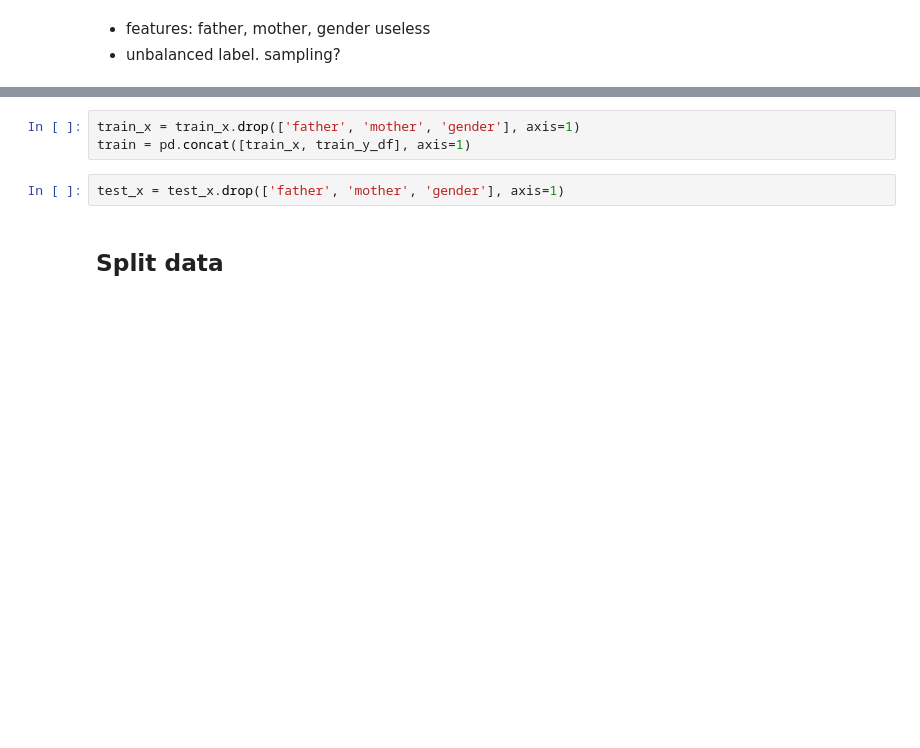
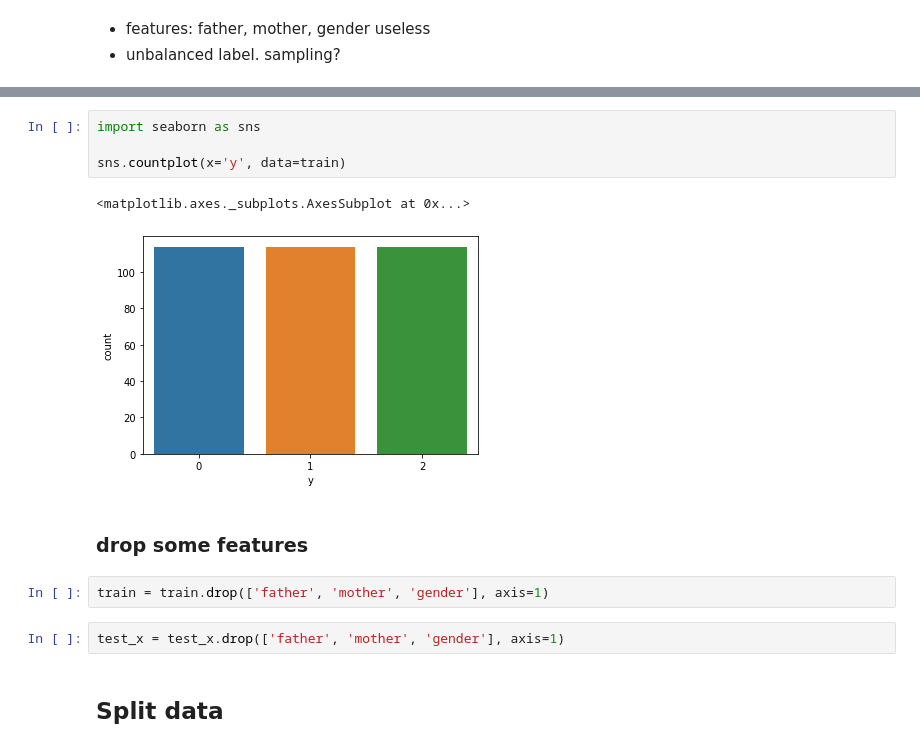
Before and after one commit to MJ199999/-, a Jupyter notebook: 유전체_정보_품종_분류.ipynb, the cells around one changed output, grey strips where cells are left out. Saved outputs shown, nothing was run; the diff lists cells and outputs as text; blank space fills up the shorter version.

```diff
--- a/유전체_정보_품종_분류.ipynb
+++ b/유전체_정보_품종_분류.ipynb
@@ -126,6 +165,14 @@ create_report(train)
+# %%
+import seaborn as sns
+
+sns.countplot(x='y', data=train)
+# %% [output]
+<matplotlib.axes._subplots.AxesSubplot at 0x...>
+[figure, added]
+# %% [markdown]
+### drop some features
 # %%
-train_x = train_x.drop(['father', 'mother', 'gender'], axis=1)
-train = pd.concat([train_x, train_y_df], axis=1)
+train = train.drop(['father', 'mother', 'gender'], axis=1)
 # %%
 test_x = test_x.drop(['father', 'mother', 'gender'], axis=1)
 # %% [markdown]
```
Also changed, not shown: parts of 35 cells of this notebook.
